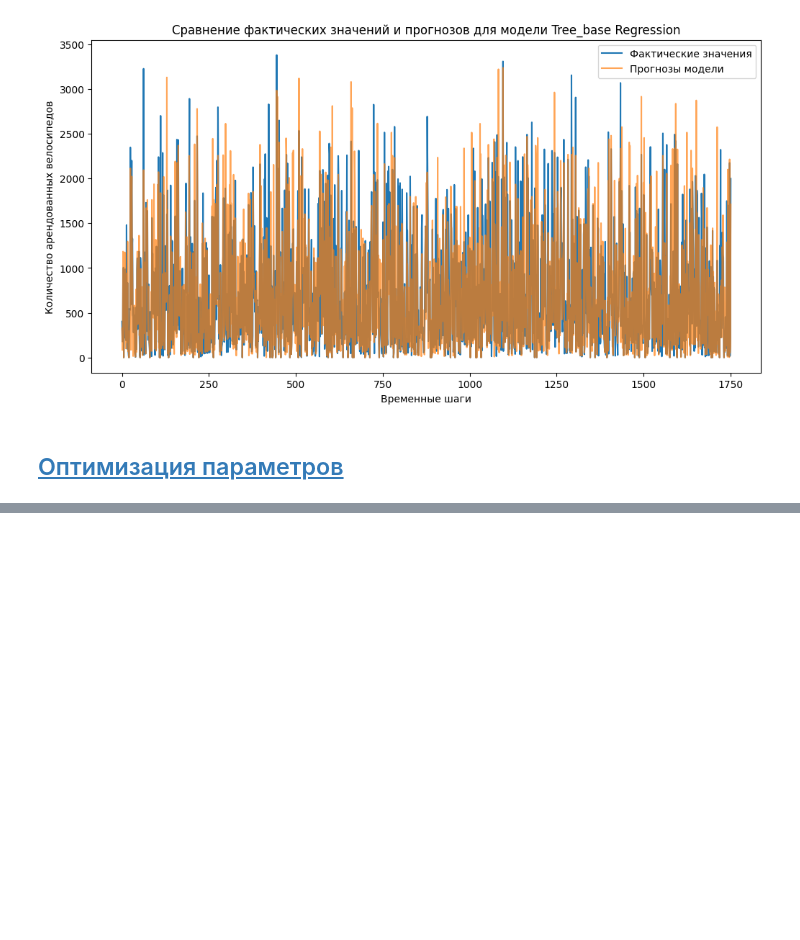
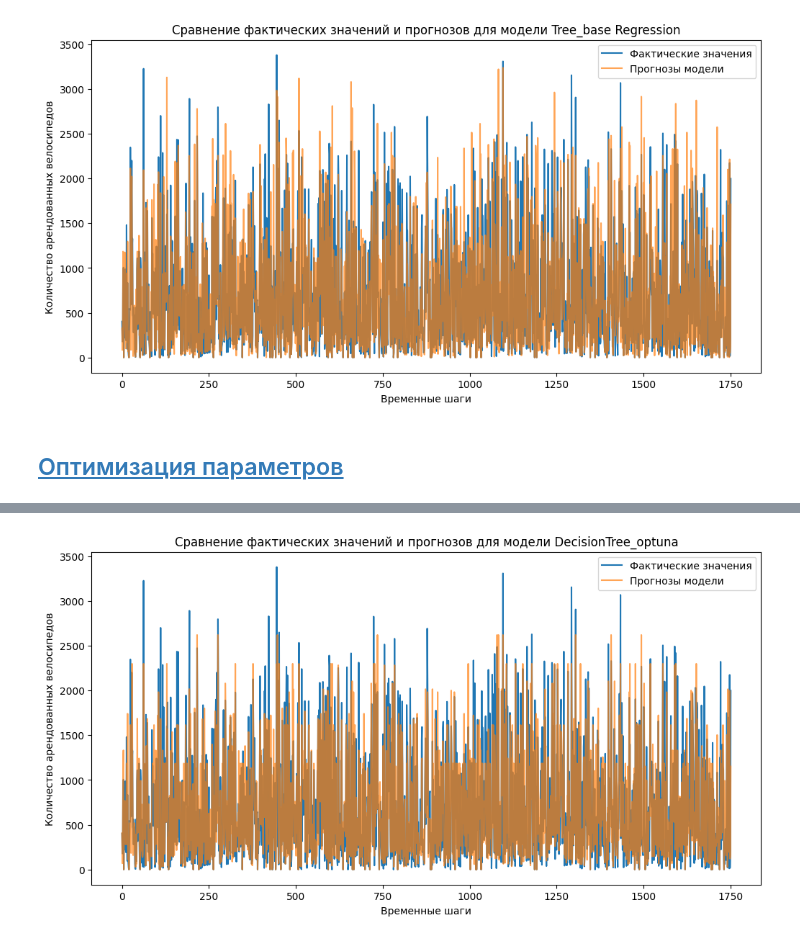
Before and after one commit to MEYakunin/Sprint14_Bike_Rental_Forecast, a Jupyter notebook: BikeSouth_nonlinear_demand_forecast.ipynb, the cells around one changed output, grey strips where cells are left out. Saved outputs shown, nothing was run; the diff lists cells and outputs as text; code cells hidden in the pictures; blank space fills up the shorter version.

```diff
--- a/BikeSouth_nonlinear_demand_forecast.ipynb
+++ b/BikeSouth_nonlinear_demand_forecast.ipynb
@@ -764,0 +769,15 @@ print("Лучшее значение RMSE:", round(np.sqrt(best_value), 2))
+# %%
+if best_model_name == 'KNN':
+    best_pipeline = create_pipeline(
+        KNeighborsRegressor(
+            **best_params,
+            n_jobs=-1
+        )
+    )
+else:
+    best_pipeline = create_pipeline(
+        DecisionTreeRegressor(
+            **best_params,
+            random_state=RANDOM_STATE
+        )
+    )
@@ -764,0 +802,7 @@ print("Лучшее значение RMSE:", round(np.sqrt(best_value), 2))
+# %%
+# Визуализируем результаты предсказания Лучшей модели
+best_pipeline.fit(X_train, y_train)
+y_pred_best_model = best_pipeline.predict(X_test)
+visual_predict(y_test, y_pred_best_model, best_model_name)
+# %% [output]
+[figure, added]
```
Also changed, not shown: parts of 9 cells of this notebook.
